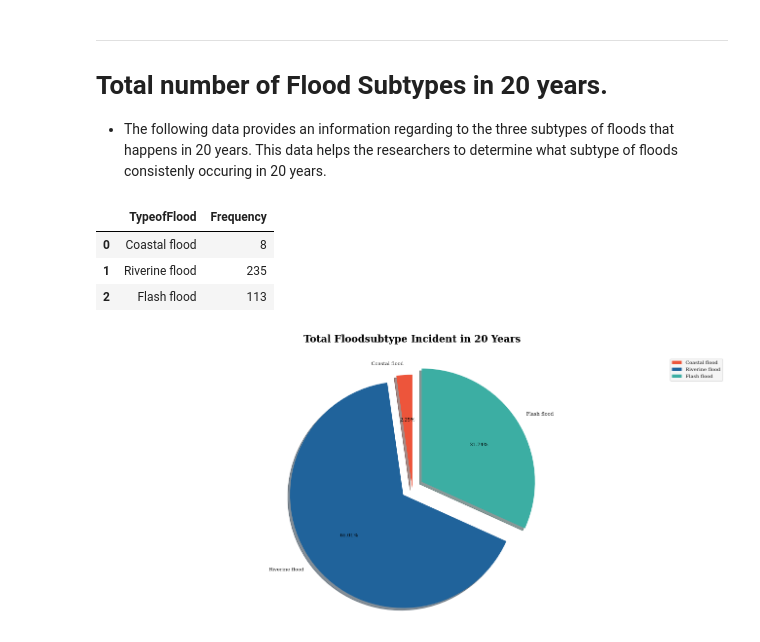
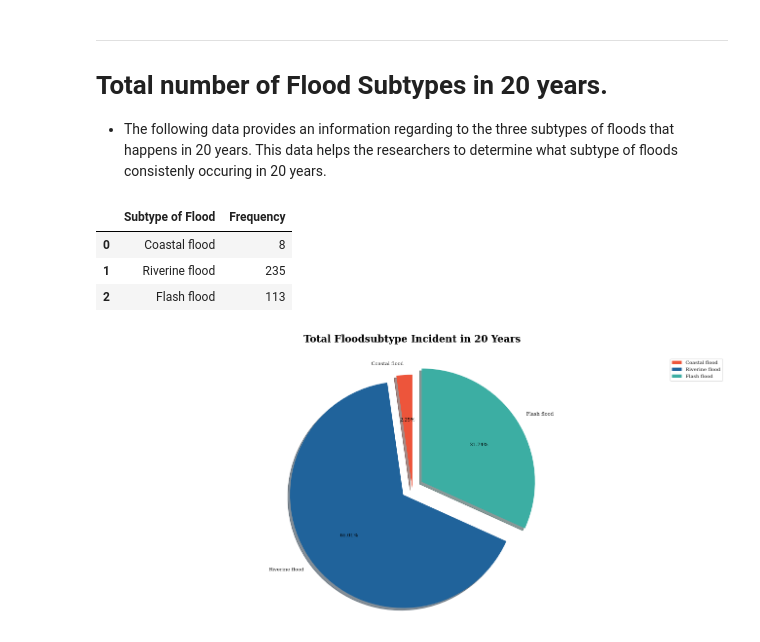
Before and after one commit to KarlAndreiCalimutan/Beta-Tech_BSIT_3207, a Jupyter notebook: Datasets_visual.ipynb, the cells around one changed output. Cells and saved outputs as stored; diff of their text form; code cells hidden in the pictures.

```diff
--- a/Datasets_visual.ipynb
+++ b/Datasets_visual.ipynb
@@ -68,11 +76,11 @@ In this graph Philippines have the highest number of recorded Riverine floods ac
 *   The following data provides an information regarding to the three subtypes of floods that happens in 20 years. This data helps the researchers to determine what subtype of floods consistenly occuring in 20 years.
 # %%
 #Dataframe
-url = 'https://raw.githubusercontent.com/mushimushe/Beta-Tech_BSIT_3207/main/Data%20Visualizations/Datasets%20csv/Total%20Floodsubtype%20in%2020%20Years.csv'
+url = 'https://raw.githubusercontent.com/mushimushe/Beta-Tech_BSIT_3207/main/Data%20Visualizations/Datasets%20csv/FLOOD%20SUBTYPE%20IN%2020%20YEARS.csv'
 df = pd.read_csv(url)
 display(df.iloc[0:])
 # %% [output]
-|  | TypeofFlood | Frequency |
+|  | Subtype of Flood | Frequency |
 | 0 | Coastal flood | 8 |
 | 1 | Riverine flood | 235 |
 | 2 | Flash flood | 113 |
```
Also changed, not shown: parts of 6 cells of this notebook.
